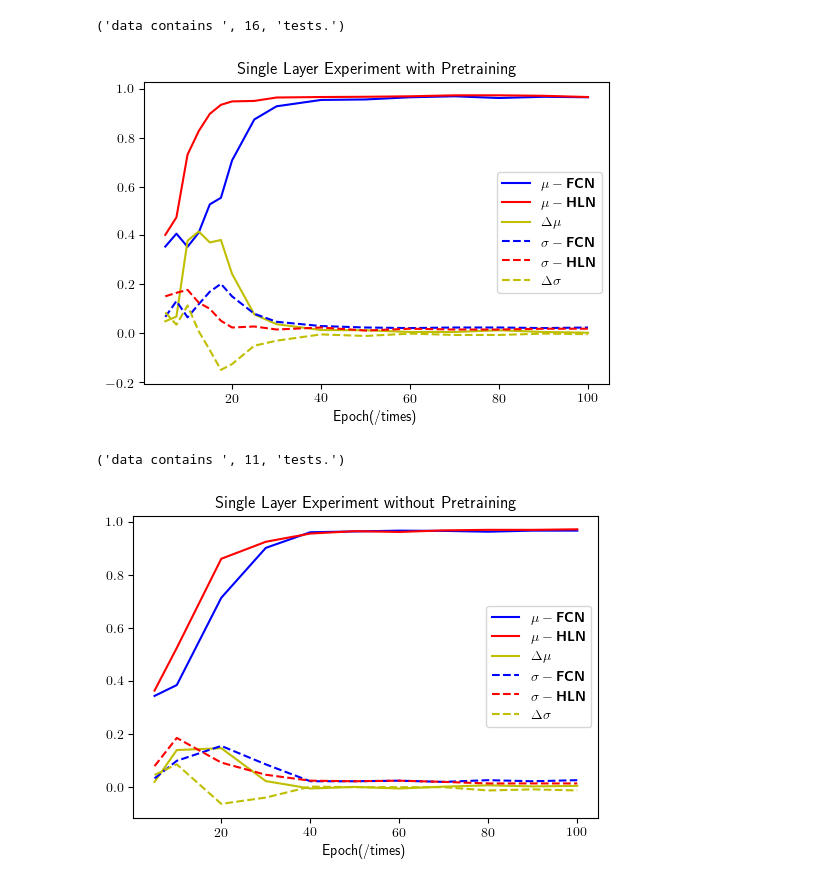
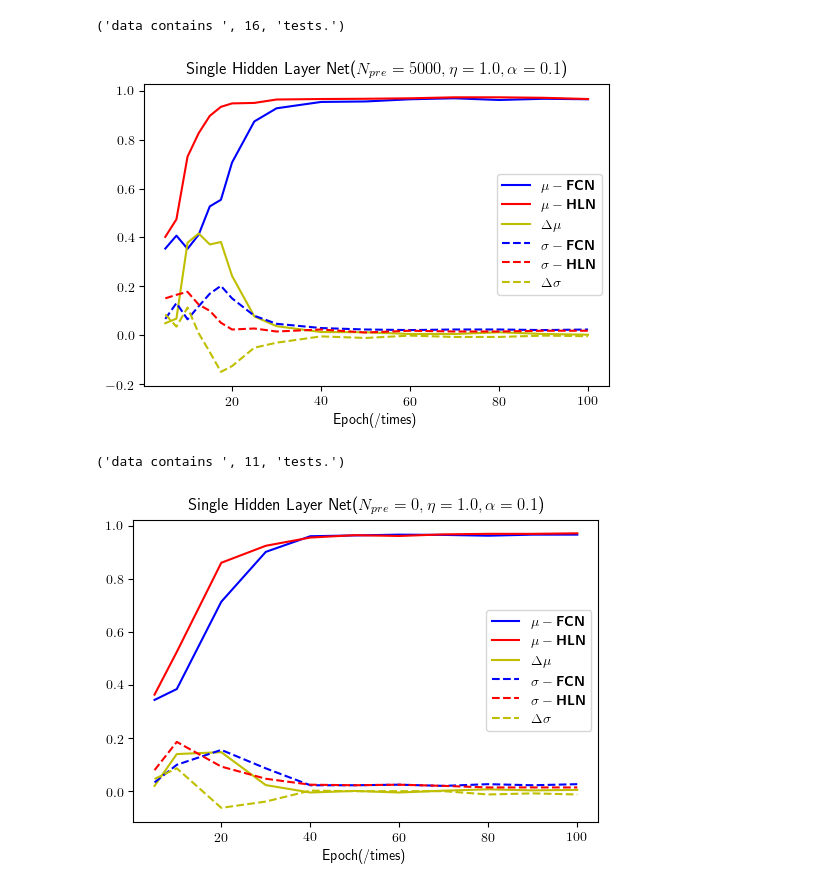
Before and after one commit to hiroki-kyoto/hybrid-learning-net, a Jupyter notebook: Untitled.ipynb, the cells around one changed output. Drawn from its saved outputs; the diff is of its cells as text; code cells hidden in the pictures.

```diff
--- a/Untitled.ipynb
+++ b/Untitled.ipynb
@@ -32,35 +32,35 @@ sh = np.zeros(n)
 sd = np.zeros(n)
 f = file(fp)
 for i in range(n):
     s = f.readline()
     arr = s.split(' ')
     x[i] = float(arr[0])/100
     mb[i] = float(arr[1])
     mh[i] = float(arr[2])
     md[i] = mh[i] - mb[i]
     sb[i] = np.sqrt(float(arr[3]))
     sh[i] = np.sqrt(float(arr[4]))
     sd[i] = sh[i] - sb[i]
 fig = plt.figure(dpi=100)
 plt.plot(x, mb, 'b-')
 plt.plot(x, mh, 'r-')
 plt.plot(x, md, 'y-')
 plt.plot(x, sb, 'b--')
 plt.plot(x, sh, 'r--')
 plt.plot(x, sd, 'y--')
 plt.legend([r'$\mu-\textbf{FCN}$', \
             r'$\mu-\textbf{HLN}$', \
             r'$\Delta\mu$', \
             r'$\sigma-\textbf{FCN}$', \
             r'$\sigma-\textbf{HLN}$', \
             r'$\Delta\sigma$'\
             ])
-plt.title('Single Layer Experiment with Pretraining')
+plt.title(r'Single Hidden Layer Net($N_{pre}=5000,\eta=1.0,\alpha=0.1$)')
 plt.xlabel('Epoch(/times)')
 fig.savefig('single_layer.png', dpi=100)
 # %% [output]
 ('data contains ', 16, 'tests.')
-[figure, old version]
+[figure, new version]
 # %%
 %matplotlib inline
 import matplotlib
@@ -118,12 +118,12 @@ plt.legend([r'$\mu-\textbf{FCN}$', \
             r'$\sigma-\textbf{HLN}$', \
             r'$\Delta\sigma$'\
             ])
-plt.title('Single Layer Experiment without Pretraining')
+plt.title(r'Single Hidden Layer Net($N_{pre}=0,\eta=1.0,\alpha=0.1$)')
 plt.xlabel('Epoch(/times)')
 fig.savefig('single_layer_no_pre.png', dpi=100)
 # %% [output]
 ('data contains ', 11, 'tests.')
-[figure, old version]
+[figure, new version]
 # %%
 %matplotlib inline
 import matplotlib
```
Also changed, not shown: parts of 2 cells of this notebook, 21 other files.
